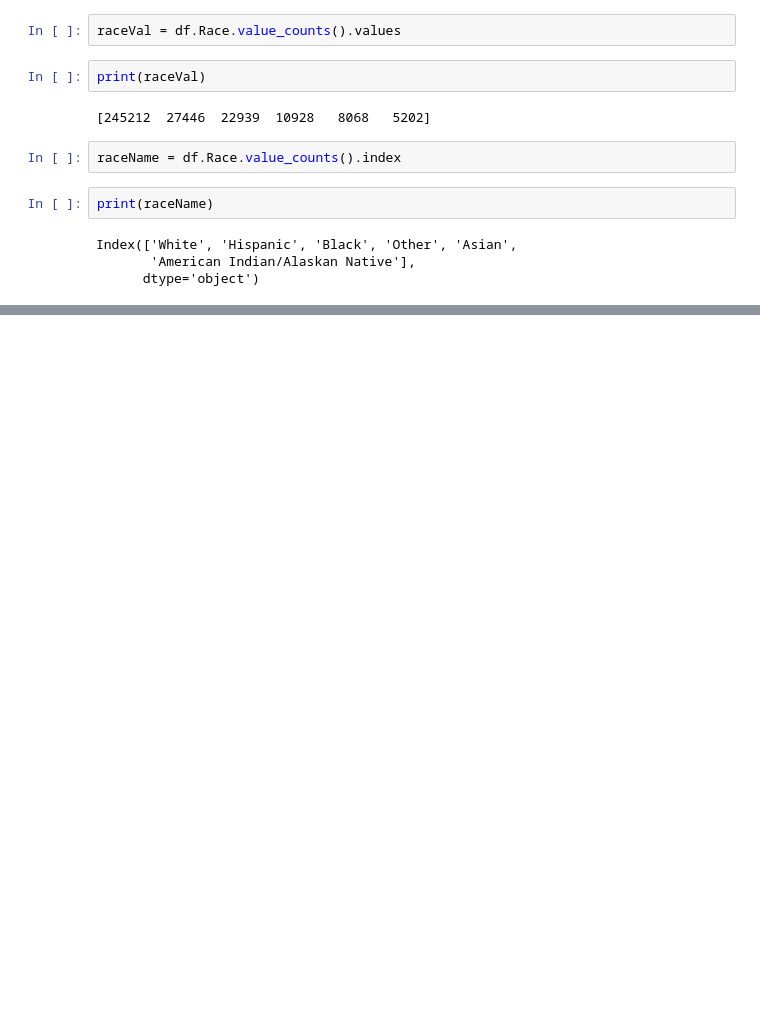
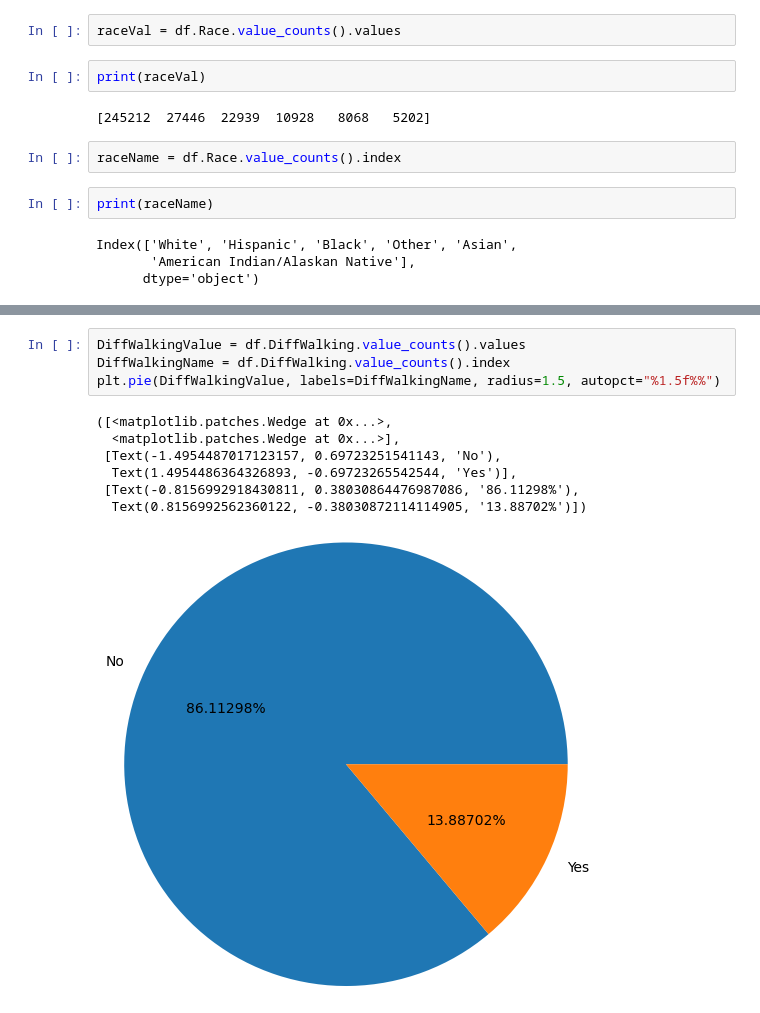
Before and after one commit to tanvirulislam912/Data-Science-Machine-Learning-, a Jupyter notebook: project 1/Heart Failure Dataset.ipynb, the cells around one changed output, grey strips where cells are left out. Saved outputs shown, nothing was run; the diff lists cells and outputs as text; blank space fills up the shorter version.

```diff
--- a/project 1/Heart Failure Dataset.ipynb
+++ b/project 1/Heart Failure Dataset.ipynb
@@ -254,0 +314,12 @@ Index(['No', 'Yes'], dtype='object')
+# %%
+DiffWalkingValue = df.DiffWalking.value_counts().values
+DiffWalkingName = df.DiffWalking.value_counts().index
+plt.pie(DiffWalkingValue, labels=DiffWalkingName, radius=1.5, autopct="%1.5f%%")
+# %% [output]
+([<matplotlib.patches.Wedge at 0x...>,
+  <matplotlib.patches.Wedge at 0x...>],
+ [Text(-1.4954487017123157, 0.69723251541143, 'No'),
+  Text(1.4954486364326893, -0.69723265542544, 'Yes')],
+ [Text(-0.8156992918430811, 0.38030864476987086, '86.11298%'),
+  Text(0.8156992562360122, -0.38030872114114905, '13.88702%')])
+[figure, added]
```
Also changed, not shown: parts of 110 cells of this notebook.
